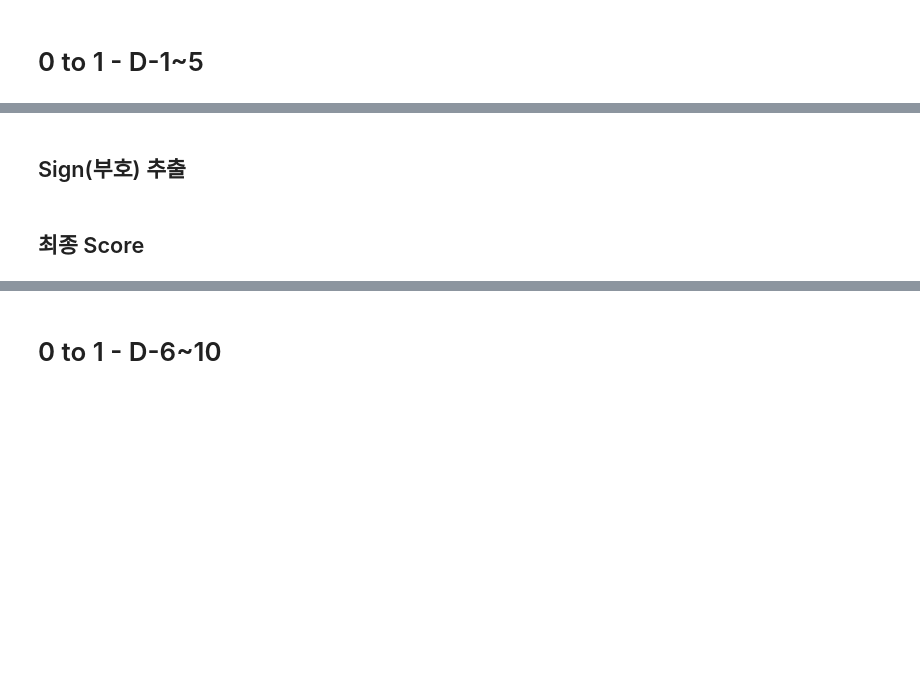
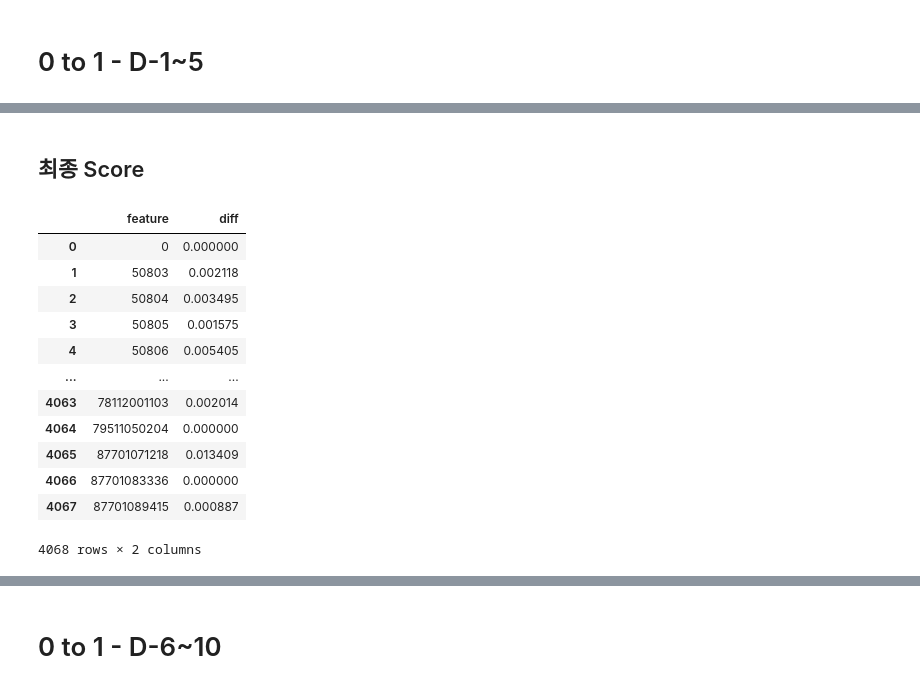
Before and after one commit to suhyun-guri/DSML_Research, a Jupyter notebook: 09. Method2 - split days.ipynb, the cells around one changed output, grey strips where cells are left out. Cells and saved outputs as stored; diff of their text form; code cells hidden in the pictures; blank space fills up the shorter version.

```diff
--- a/09. Method2 - split days.ipynb
+++ b/09. Method2 - split days.ipynb
@@ -90,9 +104,11 @@ result = []
 for i in tqdm(range(X_test.shape[2])):
     save_cols = X_test[:,:,i].copy()
     X_test[:,-5:,i] = 1
+    # predict - base_pred
     pred = model.predict(X_test)
     value = np.mean(pred) - base_pred
-    result.append({'feature' : str(COLS[i]), 'diff' : value})
+    sign = 1 if value>=0 else -1
+    result.append({'feature' : str(COLS[i]), 'diff' : value, 'sign' : sign})
     #값 복원
     X_test[:,:,i] = save_cols
 # %%
@@ -102,2 +131,0 @@ near_df.sort_values('diff', ascending=False)
-# %% [markdown]
-## Sign(부호) 추출
@@ -111,9 +132,22 @@ def only_sign(x):
-# %%
-near_df['sign'] = near_df['diff'].apply(lambda x:only_sign(x))
-near_df = near_df.sort_values('feature')
-
-near_df['sign'].value_counts()
 # %% [markdown]
 ## 최종 Score
+# %%
+near_result = near_df.feature.to_frame()
+relu_fi_near = relu_fi.sort_values('feature').reset_index(drop=True)
+relu_fi_near
+# %% [output]
+|  | feature | diff |
+| 0 | 0 | 0.000000 |
+| 1 | 50803 | 0.002118 |
+| 2 | 50804 | 0.003495 |
+| 3 | 50805 | 0.001575 |
+| 4 | 50806 | 0.005405 |
+| ... | ... | ... |
+| 4063 | 78112001103 | 0.002014 |
+| 4064 | 79511050204 | 0.000000 |
+| 4065 | 87701071218 | 0.013409 |
+| 4066 | 87701083336 | 0.000000 |
+| 4067 | 87701089415 | 0.000887 |
+4068 rows × 2 columns
 # %%
 near_result = near_df.feature.to_frame()
```
Also changed, not shown: parts of 19 cells of this notebook, 1 other file.
